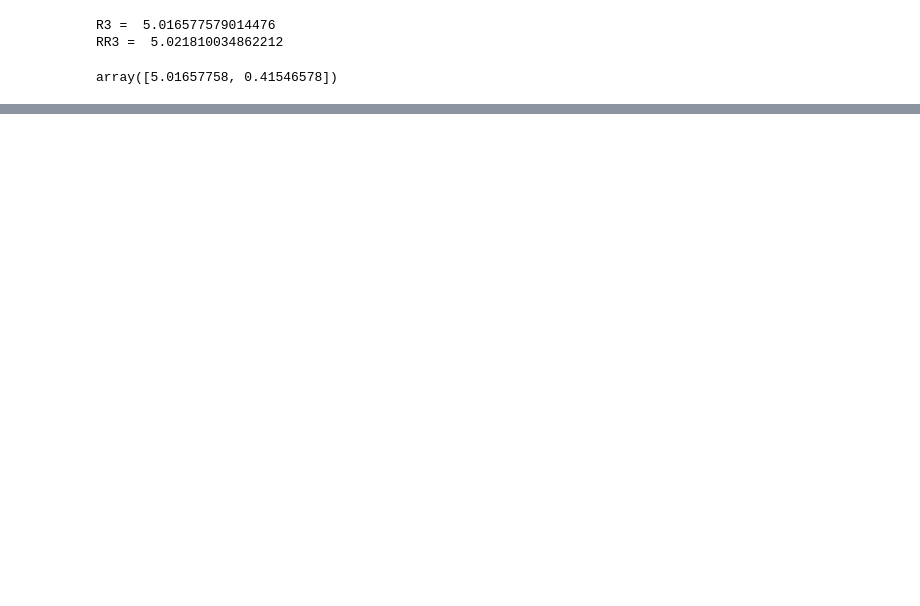
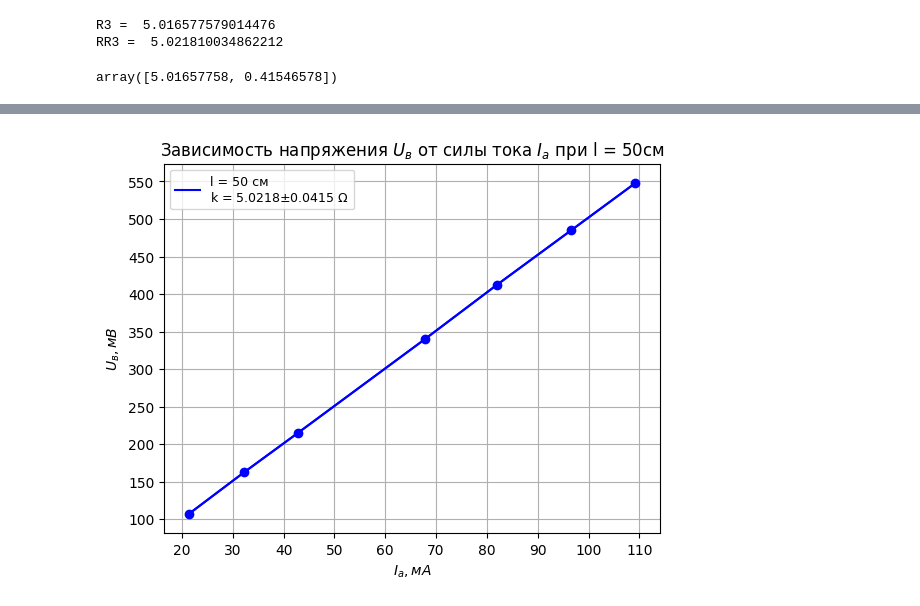
Before and after one commit to juliaProjorlivy/laba, a Jupyter notebook: laba1.ipynb, the cells around one changed output, grey strips where cells are left out. Drawn from its saved outputs; the diff is of its cells as text; code cells hidden in the pictures; blank space fills up the shorter version.

```diff
--- a/laba1.ipynb
+++ b/laba1.ipynb
@@ -175,7 +168,8 @@ plt.show()
 model3 = np.polyfit(x3, y3, 1)
 # %%
 print("R3 = ", model3[0])
-print("RR3 = ", RR(x3, y3))
+RR3 = RR(x3, y3)
+print("RR3 = ", RR3)
 model3
 # %% [output]
 R3 =  5.016577579014476
@@ -188,0 +185,21 @@ print("full_fault3 = ", full_fault3)
+# %%
+x3 = table3['Ia, mA']
+y3 = table3['Uv, mV']
+
+xerr = 0.5
+yerr = 3.75
+
+plt.yticks(np.arange(0, 750, 50))
+plt.xticks(np.arange(0, 200, 10))
+plt.errorbar(x3, y3, xerr=xerr, yerr=yerr, fmt='o-', color='blue')
+plt.plot(x3, y3, label = "l = 50 см\nk = " + str(round(RR3, 4)) + "$\pm$" + str(round(full_fault3, 4)) + " $\Omega$", color = 'blue')
+
+plt.legend(loc='best', fontsize=9)
+plt.xlabel(r'$I_а, мА$')
+plt.ylabel(r'$U_в, мВ$')
+plt.grid(True)
+
+plt.title(r'Зависимость напряжения $U_в$ от силы тока '+ r'$I_а$' + r' при l = 50см')
+plt.show()
+# %% [output]
+[figure, new version]
```
Also changed, not shown: parts of 9 cells of this notebook, 1 other file.
